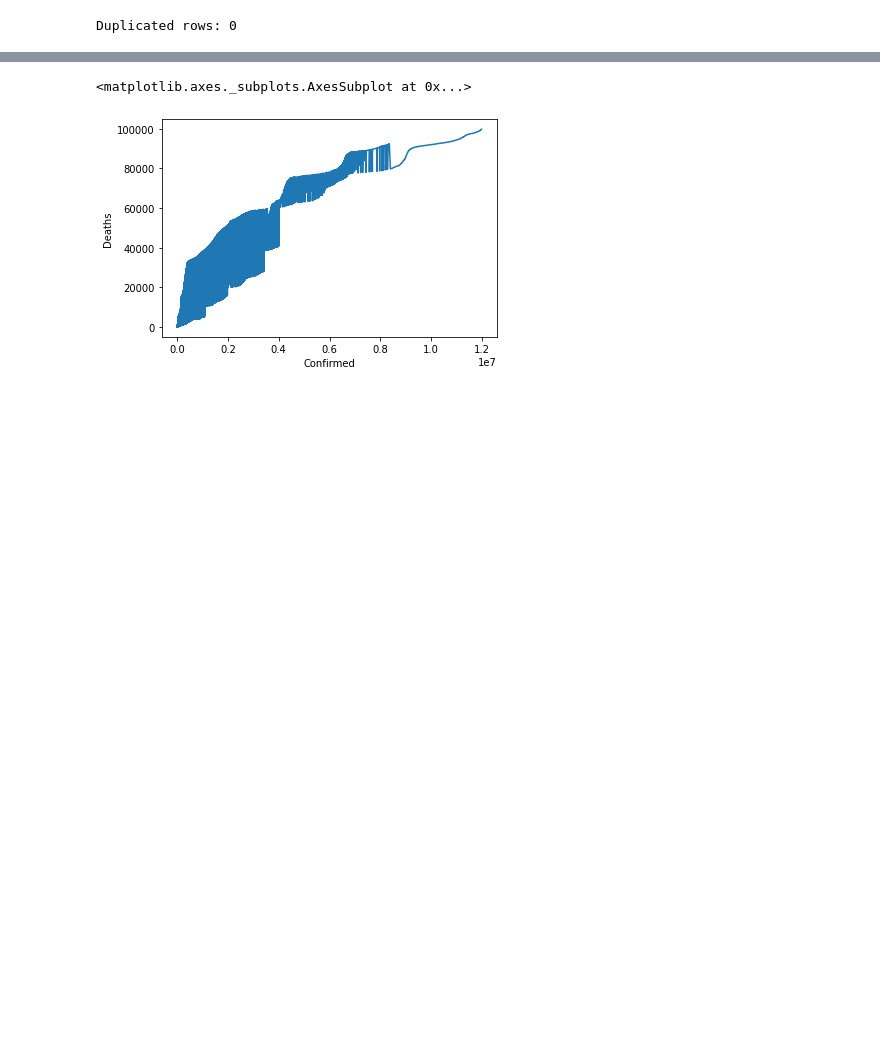
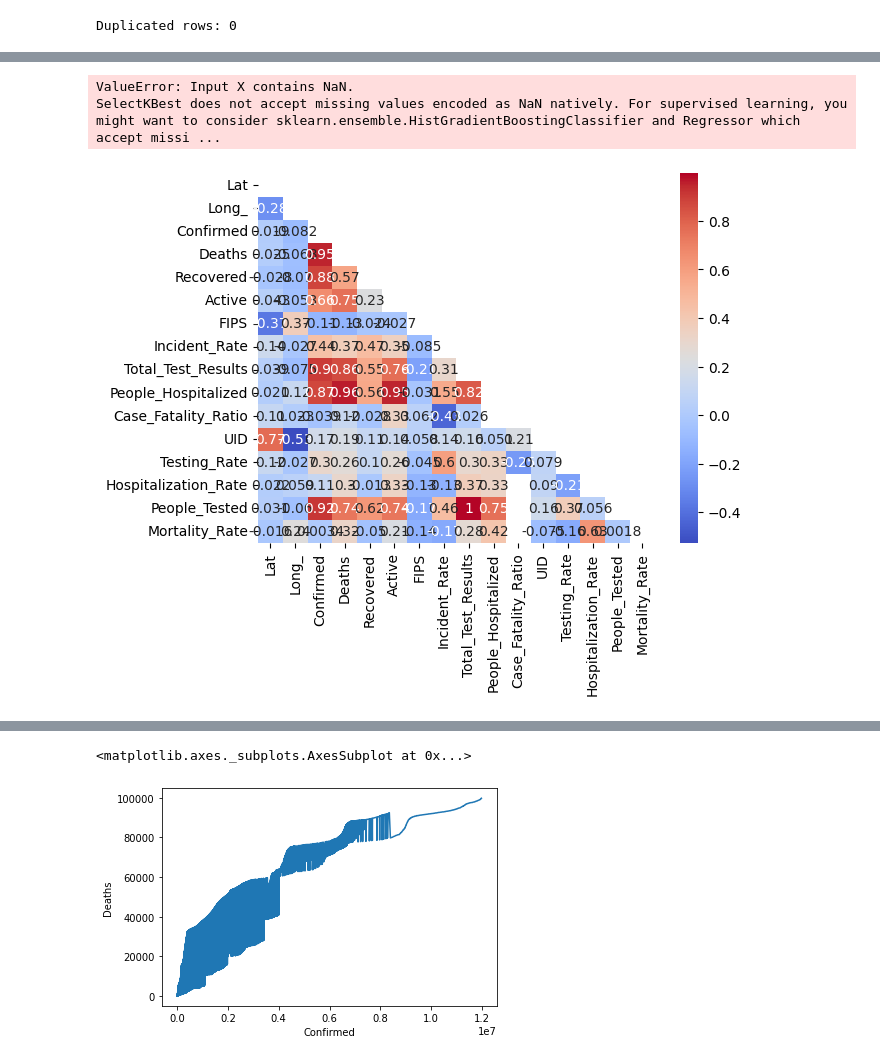
Before and after one commit to ArshiaIlaty/Introduction-to-Big-Data, a Jupyter notebook: FinalProject.ipynb, the cells around one changed output, grey strips where cells are left out. Drawn from its saved outputs; the diff is of its cells as text; code cells hidden in the pictures; blank space fills up the shorter version.

```diff
--- a/FinalProject.ipynb
+++ b/FinalProject.ipynb
@@ -147,0 +348,35 @@ Duplicated rows: 0
+# %%
+from sklearn.feature_selection import SelectKBest
+from sklearn.feature_selection import chi2
+
+# Select the columns to use as predictors
+# data = pd.read_csv("combined_csv.csv")
+# data = pd.get_dummies(data, columns=['Date'])
+
+X = data[[ 'Lat', 'Long_', 'Confirmed','FIPS', 'Incident_Rate', 'Total_Test_Results', 'Testing_Rate', 'Case_Fatality_Ratio','Hospitalization_Rate', 'People_Tested']]
+
+# Select the target column
+Y = data['Deaths']
+# Apply Univariate Feature Selection
+selector = SelectKBest(score_func=chi2, k=10)
+fit = selector.fit(X, Y)
+
+# Summarize scores
+np.set_printoptions(precision=3)
+print(fit.scores_)
+# %% [output]
+ValueError: Input X contains NaN.
+SelectKBest does not accept missing values encoded as NaN natively. For supervised learning, you might want to consider sklearn.ensemble.HistGradientBoostingClassifier and Regressor which accept missi ...
+# %%
+# Compute the correlation matrix
+corr = data.corr()
+
+# Generate a mask for the upper triangle
+mask = np.triu(np.ones_like(corr, dtype=bool))
+
+# Plot the heatmap
+sns.heatmap(corr, mask=mask, cmap='coolwarm', annot=True)
+
+plt.show()
+# %% [output]
+[figure, added]
```
Also changed, not shown: parts of 32 cells of this notebook.
